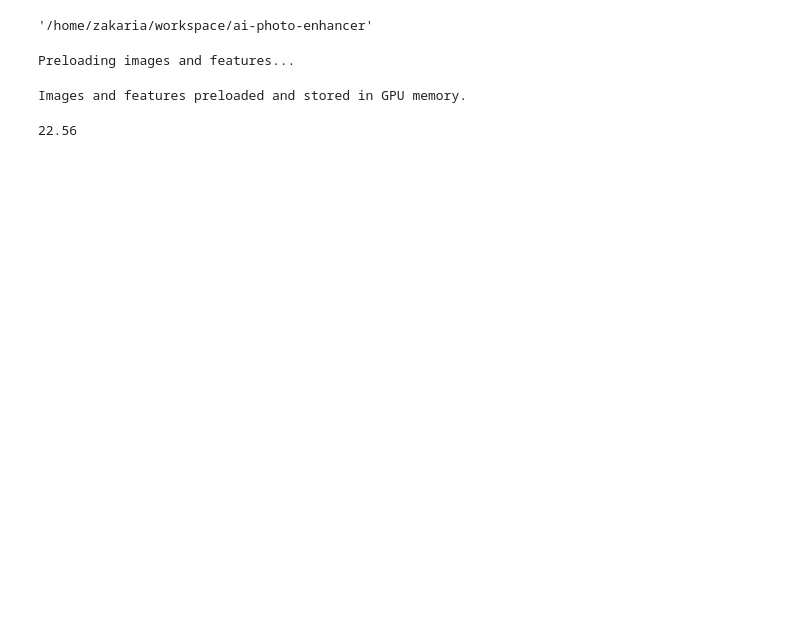
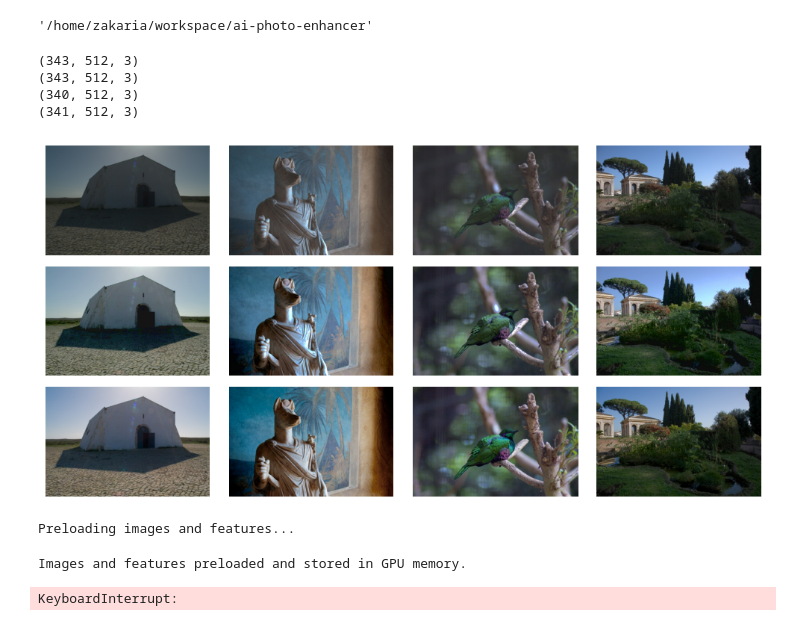
Before and after one commit to zakaria-narjis/ai-photo-enhancer, a Jupyter notebook: notebooks/Benchmark_repport.ipynb, the cells around one changed output. Saved outputs shown, nothing was run; the diff lists cells and outputs as text; code cells hidden in the pictures; blank space fills up the shorter version.

```diff
--- a/notebooks/Benchmark_repport.ipynb
+++ b/notebooks/Benchmark_repport.ipynb
@@ -81,7 +96,6 @@ def load_preprocessor_agent(preprocessor_agent_path, device):
 
 def generate_parameters(enhancer_agent,image, deterministic=True,DEVICE=DEVICE):
     input_image = image.to(DEVICE)
-    input_image = input_image.permute(0, 3, 1, 2)
     IMAGE_SIZE = enhancer_agent.env.imsize
     input_image = F.resize(
         input_image,
@@ -98,6 +112,18 @@ def generate_parameters(enhancer_agent,image, deterministic=True,DEVICE=DEVICE):
         batch_observation, deterministic=deterministic, n_samples=0
     )
     return parameters
+
+def enhance_image(enhancer_agent,photo_editor,image_path):
+    image = read_image(image_path)/ 255.0
+    image=image.unsqueeze(0).to(DEVICE)
+    parameters = generate_parameters(enhancer_agent,image)
+    input_image = image.permute(0, 2, 3, 1)
+    enhanced_image = photo_editor(input_image, parameters)
+    enhanced_image = enhanced_image.squeeze(0).cpu().detach().numpy()
+    enhanced_image = np.clip(enhanced_image, 0, 1)
+    enhanced_image = (enhanced_image * 255).astype(np.uint8)
+    original_image = image.squeeze(0).permute(1, 2, 0).cpu().detach().numpy()
+    return enhanced_image,original_image
 # %%
 def compute_500px(agent,env_config):
     photo_editor = PhotoEditor(env_config.sliders_to_use)
@@ -162,13 +188,38 @@ def compute_500px(agent,env_config):
     mean_PSNRS = round(np.mean(PSNRS), 2)
     mean_SSIM = round(np.mean(SSIM), 3)
     return mean_PSNRS, mean_SSIM
+# %%
+agent,env_config = load_preprocessor_agent(model_path, DEVICE)
+photo_editor = PhotoEditor(env_config.sliders_to_use)
+enhanced,original=enhance_image(agent,photo_editor,images[0])
+# %%
+from matplotlib import pyplot as plt
+from PIL import Image
+NIMAGES = len(images)
+fig, ax = plt.subplots(3, NIMAGES, figsize=(10, 5))
+for index in range(NIMAGES):
+    target = Image.open(targets[index])
+    enhanced, original = enhance_image(agent, photo_editor, images[index])
+    ax[0][index].imshow(original)
+    ax[1][index].imshow(enhanced)
+    ax[2][index].imshow(target)
+    ax[0][index].axis("off")
+    ax[1][index].axis("off")
+    ax[2][index].axis("off")
+plt.tight_layout()
+plt.show()
+# %% [output]
+(343, 512, 3)
+(343, 512, 3)
+(340, 512, 3)
+(341, 512, 3)
+[figure, added]
 # %%
-agent,env_config = load_preprocessor_agent(model_path, DEVICE)
-a,b=compute_500px(agent,env_config)
+for k,v in model_paths.items():
+    agent,env_config = load_preprocessor_agent(v, DEVICE)
+    a,b=compute_500px(agent,env_config)
+    print(f'{k} PSNR: {a} SSIM: {b}')
 # %% [output]
 Preloading images and features...
 Images and features preloaded and stored in GPU memory.
+KeyboardInterrupt:
-# %%
-a
-# %% [output]
-22.56
```
Also changed, not shown: parts of 2 cells of this notebook.
